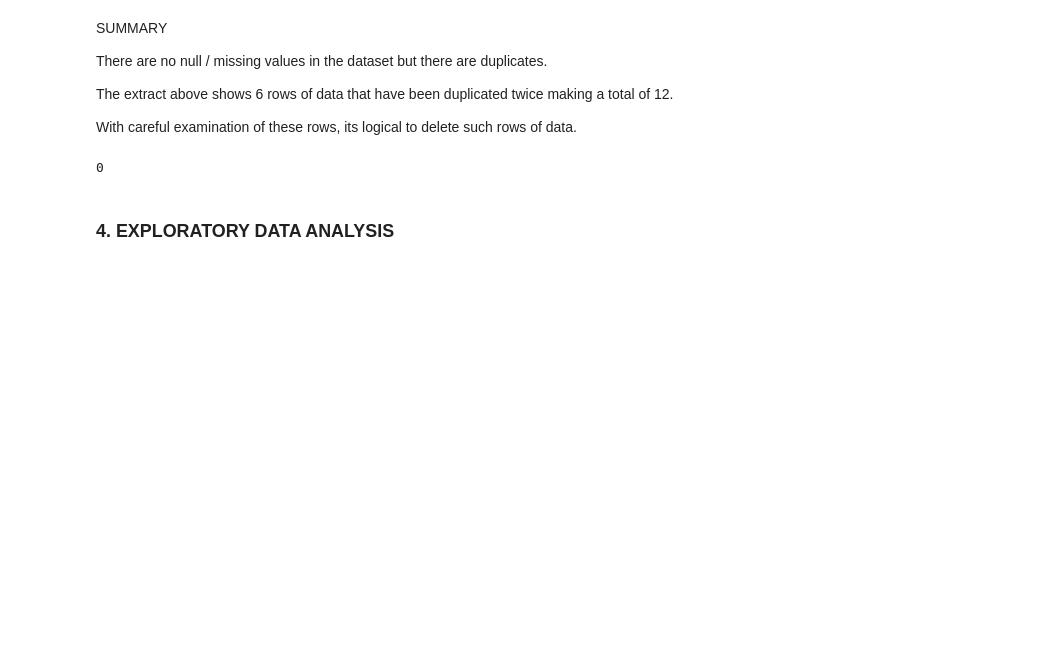
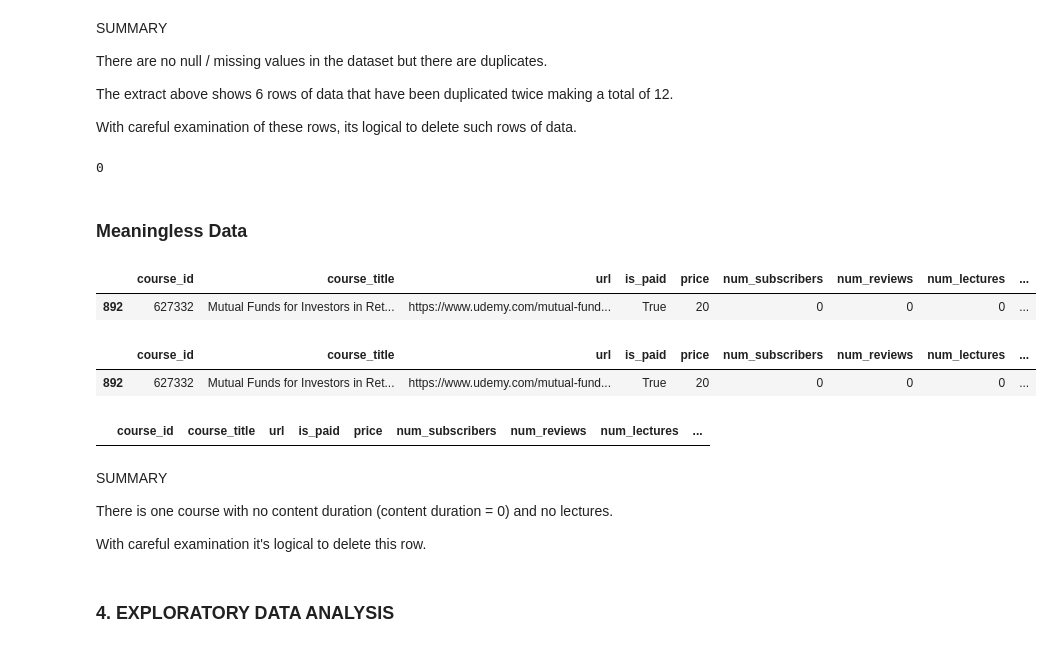
Before and after one commit to NiiJoshua/Udemy-Courses-EDA, a Jupyter notebook: Udemy Courses EDA-PDS 16.ipynb, the cells around one changed output. Cells and saved outputs as stored; diff of their text form; code cells hidden in the pictures; blank space fills up the shorter version.

```diff
--- a/Udemy Courses EDA-PDS 16.ipynb
+++ b/Udemy Courses EDA-PDS 16.ipynb
@@ -242,3 +272,15 @@ df = df.drop_duplicates()
 df.duplicated().sum()
 # %% [output]
 0
+# %% [markdown]
+### Meaningless Data
+# %%
+df[df['num_lectures'] == 0]
+# %% [output]
+|  | course_id | course_title | url | is_paid | price | num_subscribers | num_reviews | num_lectures | ... |
+| 892 | 627332 | Mutual Funds for Investors in Ret... | https://www.udemy.com/mutual-fund... | True | 20 | 0 | 0 | 0 | ... |
+# %%
+df[df['content_duration'] == 0]
+# %% [output]
+|  | course_id | course_title | url | is_paid | price | num_subscribers | num_reviews | num_lectures | ... |
+| 892 | 627332 | Mutual Funds for Investors in Ret... | https://www.udemy.com/mutual-fund... | True | 20 | 0 | 0 | 0 | ... |
@@ -244,0 +289,10 @@ df.duplicated().sum()
+# %%
+df[df['content_duration'] == 0]
+# %% [output]
+|  | course_id | course_title | url | is_paid | price | num_subscribers | num_reviews | num_lectures | ... |
+# %% [markdown]
+SUMMARY
+
+There is one course with no content duration (content duration = 0) and no lectures.
+
+With careful examination it's logical to delete this row.
```
Also changed, not shown: parts of 24 cells of this notebook.
